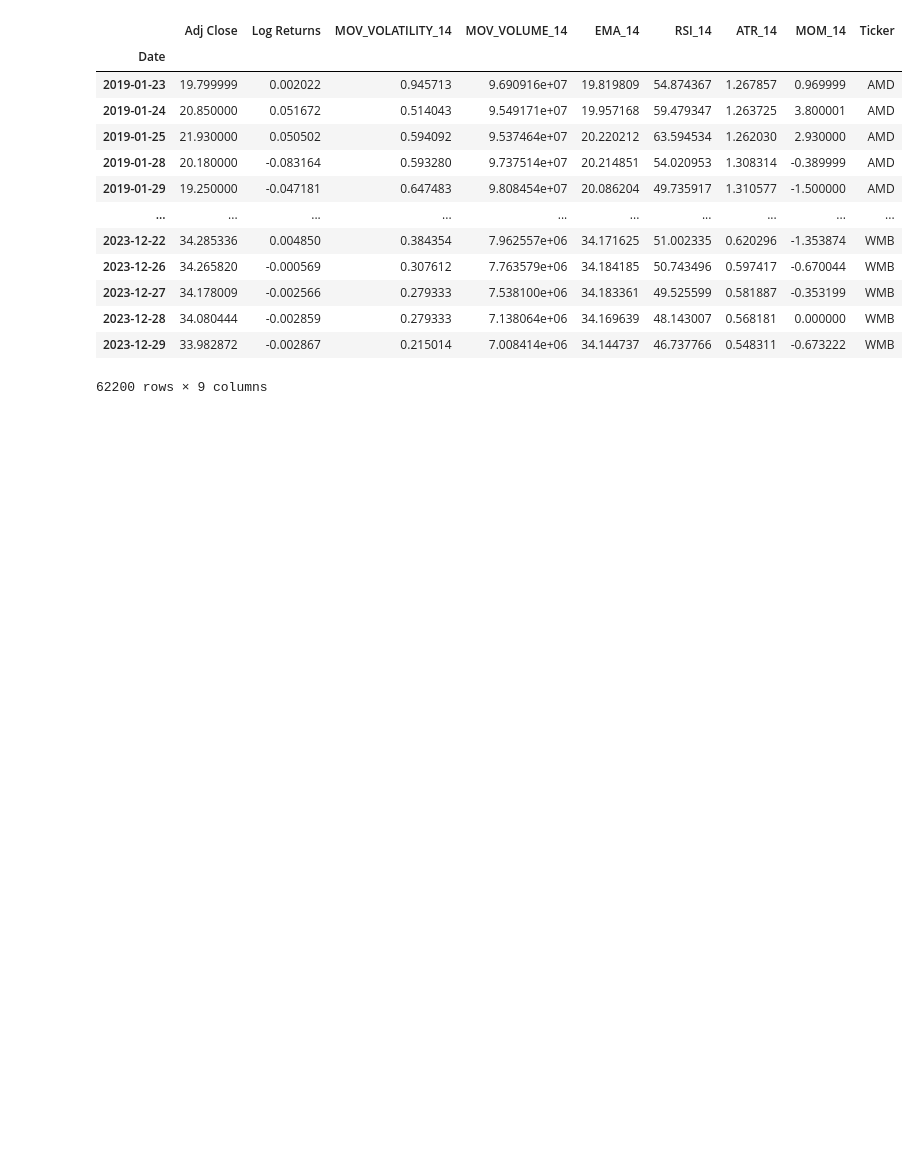
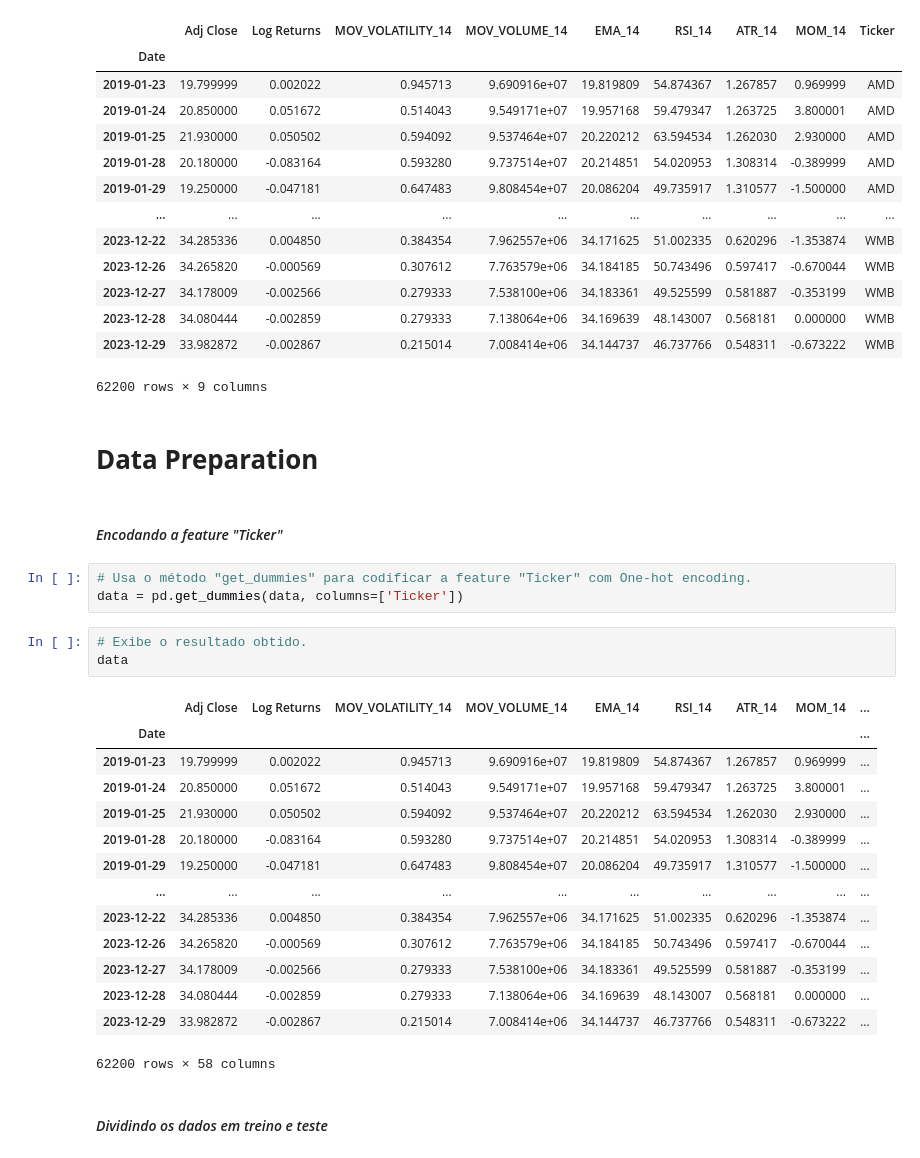
Before and after one commit to GB-Navarro/projeto_final_fin_quant_fea_dev, a Jupyter notebook: projeto_final_fin_quant.ipynb, the cells around one changed output. Drawn from its saved outputs; the diff is of its cells as text; blank space fills up the shorter version.

Commit message:
add: a data preparation step was carried out for LSTM training

```diff
--- a/projeto_final_fin_quant.ipynb
+++ b/projeto_final_fin_quant.ipynb
@@ -591,3 +595,30 @@ data
 | 2023-12-28 | 34.080444 | -0.002859 | 0.279333 | 7.138064e+06 | 34.169639 | 48.143007 | 0.568181 | 0.000000 | WMB |
 | 2023-12-29 | 33.982872 | -0.002867 | 0.215014 | 7.008414e+06 | 34.144737 | 46.737766 | 0.548311 | -0.673222 | WMB |
 62200 rows × 9 columns
+# %% [markdown]
+# **Data Preparation**
+# %% [markdown]
+#### *Encodando a feature "Ticker"*
+# %%
+# Usa o método "get_dummies" para codificar a feature "Ticker" com One-hot encoding.
+data = pd.get_dummies(data, columns=['Ticker'])
+# %%
+# Exibe o resultado obtido.
+data
+# %% [output]
+|  | Adj Close | Log Returns | MOV_VOLATILITY_14 | MOV_VOLUME_14 | EMA_14 | RSI_14 | ATR_14 | MOM_14 | ... |
+| Date |  |  |  |  |  |  |  |  | ... |
+| 2019-01-23 | 19.799999 | 0.002022 | 0.945713 | 9.690916e+07 | 19.819809 | 54.874367 | 1.267857 | 0.969999 | ... |
+| 2019-01-24 | 20.850000 | 0.051672 | 0.514043 | 9.549171e+07 | 19.957168 | 59.479347 | 1.263725 | 3.800001 | ... |
+| 2019-01-25 | 21.930000 | 0.050502 | 0.594092 | 9.537464e+07 | 20.220212 | 63.594534 | 1.262030 | 2.930000 | ... |
+| 2019-01-28 | 20.180000 | -0.083164 | 0.593280 | 9.737514e+07 | 20.214851 | 54.020953 | 1.308314 | -0.389999 | ... |
+| 2019-01-29 | 19.250000 | -0.047181 | 0.647483 | 9.808454e+07 | 20.086204 | 49.735917 | 1.310577 | -1.500000 | ... |
+| ... | ... | ... | ... | ... | ... | ... | ... | ... | ... |
+| 2023-12-22 | 34.285336 | 0.004850 | 0.384354 | 7.962557e+06 | 34.171625 | 51.002335 | 0.620296 | -1.353874 | ... |
+| 2023-12-26 | 34.265820 | -0.000569 | 0.307612 | 7.763579e+06 | 34.184185 | 50.743496 | 0.597417 | -0.670044 | ... |
+| 2023-12-27 | 34.178009 | -0.002566 | 0.279333 | 7.538100e+06 | 34.183361 | 49.525599 | 0.581887 | -0.353199 | ... |
+| 2023-12-28 | 34.080444 | -0.002859 | 0.279333 | 7.138064e+06 | 34.169639 | 48.143007 | 0.568181 | 0.000000 | ... |
+| 2023-12-29 | 33.982872 | -0.002867 | 0.215014 | 7.008414e+06 | 34.144737 | 46.737766 | 0.548311 | -0.673222 | ... |
+62200 rows × 58 columns
+# %% [markdown]
+#### *Dividindo os dados em treino e teste*
```
Also changed, not shown: parts of 10 cells of this notebook.
